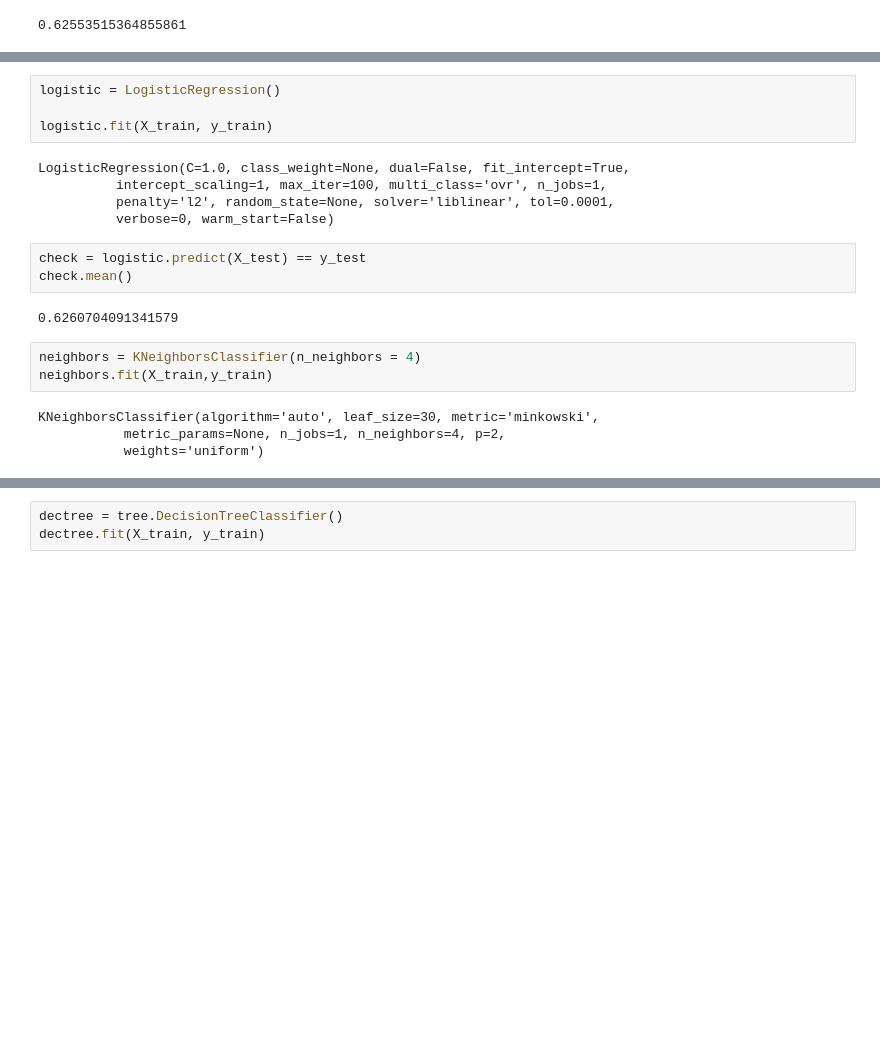
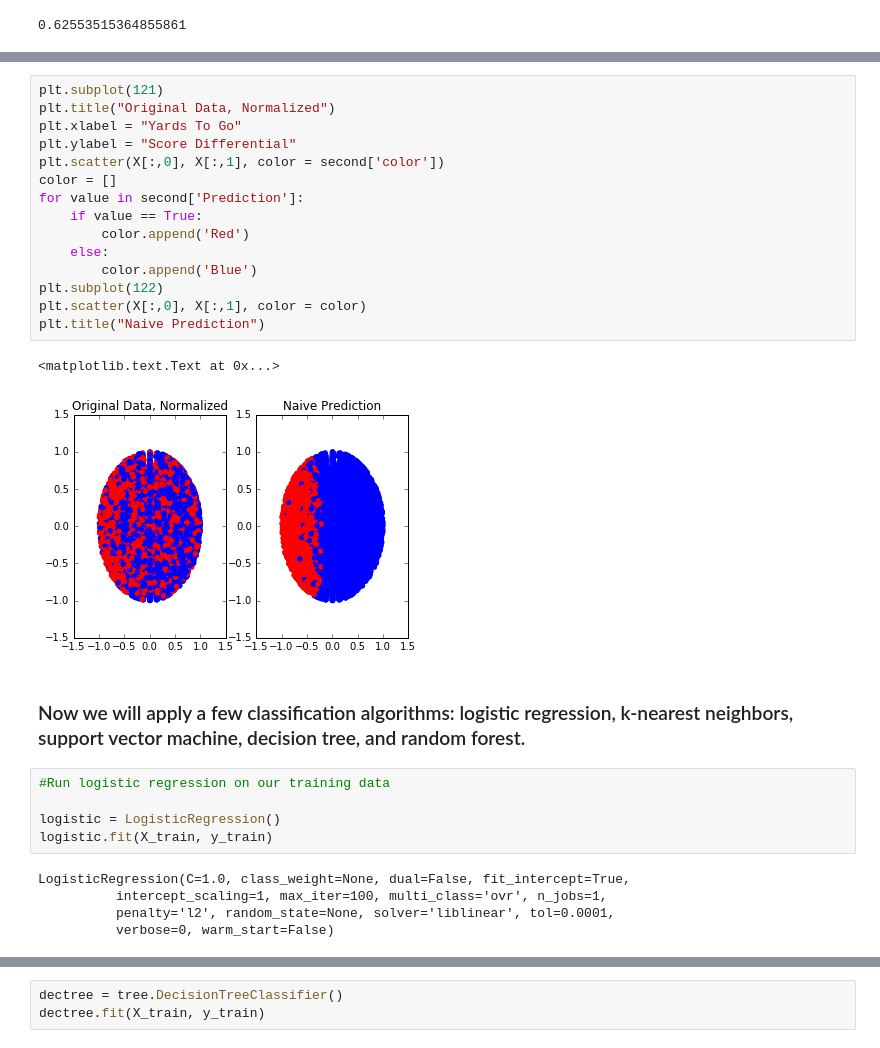
Before and after one commit to matsarj/matsarj.github.io, a Jupyter notebook: proj/PredictingRunOrPass.ipynb, the cells around one changed output, grey strips where cells are left out. Cells and saved outputs as stored; diff of their text form; blank space fills up the shorter version.

```diff
--- a/proj/PredictingRunOrPass.ipynb
+++ b/proj/PredictingRunOrPass.ipynb
@@ -87,21 +135,30 @@ See the caveats in the documentation: http://pandas.pydata.org/pandas-docs/stabl
+# %%
+plt.subplot(121)
+plt.title("Original Data, Normalized")
+plt.xlabel = "Yards To Go"
+plt.ylabel = "Score Differential"
+plt.scatter(X[:,0], X[:,1], color = second['color'])
+color = []
+for value in second['Prediction']:
+    if value == True:
+        color.append('Red')
+    else:
+        color.append('Blue')
+plt.subplot(122)
+plt.scatter(X[:,0], X[:,1], color = color)
+plt.title("Naive Prediction")
+# %% [output]
+<matplotlib.text.Text at 0x...>
+[figure, added]
+# %% [markdown]
+### Now we will apply a few classification algorithms: logistic regression, k-nearest neighbors, support vector machine, decision tree, and random forest.
 # %%
+#Run logistic regression on our training data
+
 logistic = LogisticRegression()
-
 logistic.fit(X_train, y_train)
 # %% [output]
 LogisticRegression(C=1.0, class_weight=None, dual=False, fit_intercept=True,
           intercept_scaling=1, max_iter=100, multi_class='ovr', n_jobs=1,
           penalty='l2', random_state=None, solver='liblinear', tol=0.0001,
           verbose=0, warm_start=False)
-# %%
-check = logistic.predict(X_test) == y_test
-check.mean()
-# %% [output]
-0.6260704091341579
-# %%
-neighbors = KNeighborsClassifier(n_neighbors = 4)
-neighbors.fit(X_train,y_train)
-# %% [output]
-KNeighborsClassifier(algorithm='auto', leaf_size=30, metric='minkowski',
-           metric_params=None, n_jobs=1, n_neighbors=4, p=2,
-           weights='uniform')
```
Also changed, not shown: parts of 29 cells of this notebook.
